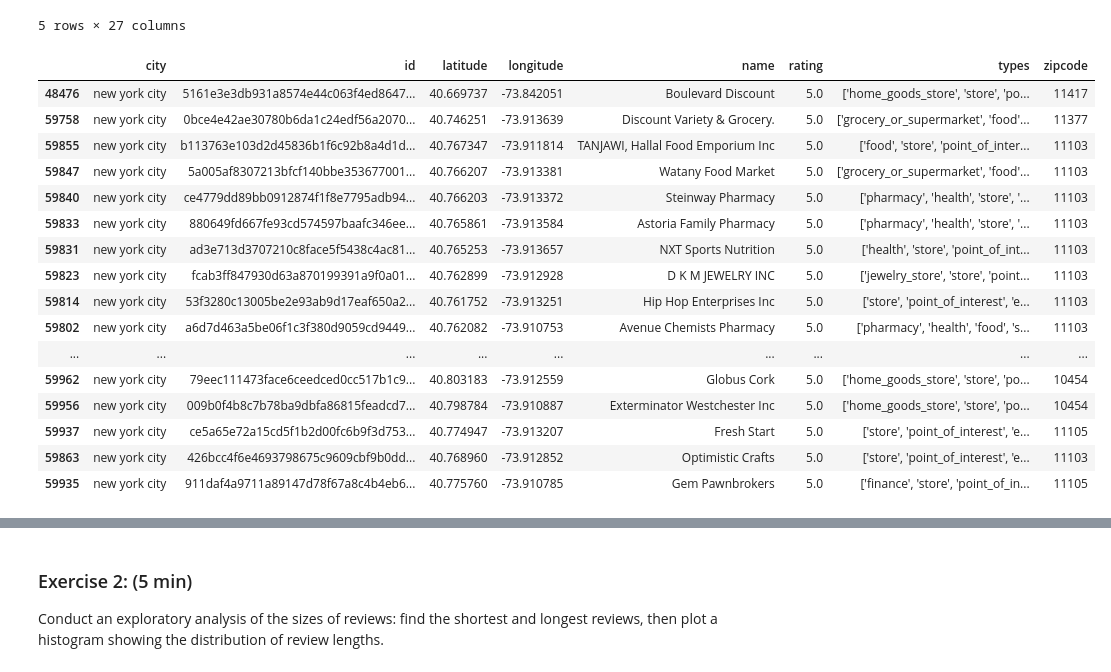
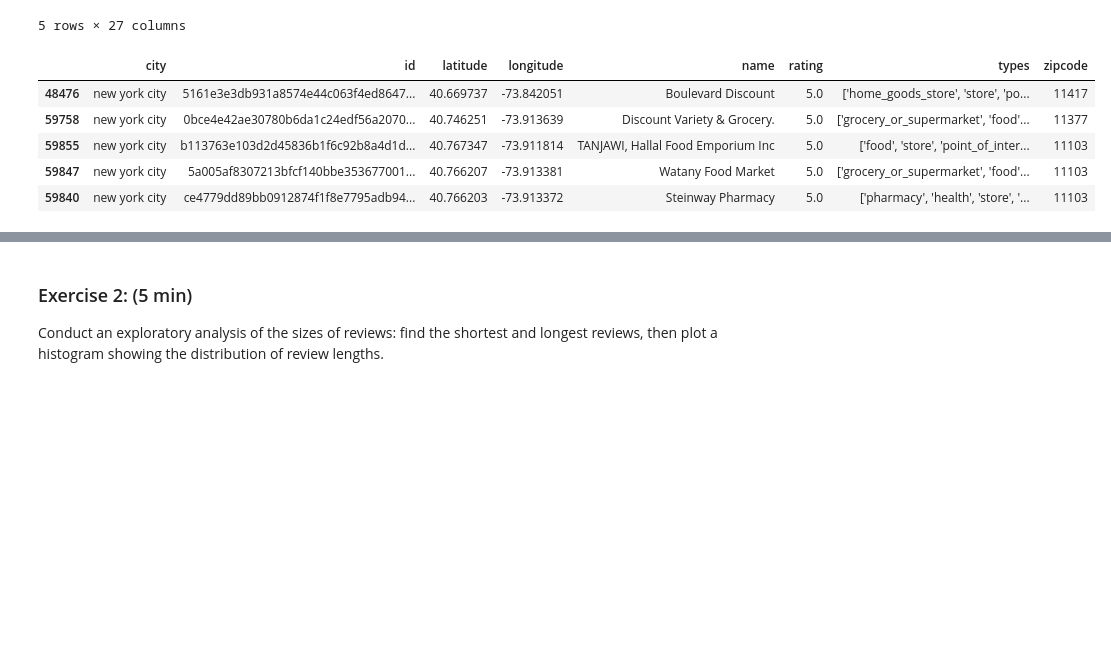
Before and after one commit to ChengAaron/1130-Final, a Jupyter notebook: 1130 Project.ipynb, the cells around one changed output, grey strips where cells are left out. Saved outputs shown, nothing was run; the diff lists cells and outputs as text; code cells hidden in the pictures; blank space fills up the shorter version.

```diff
--- a/1130 Project.ipynb
+++ b/1130 Project.ipynb
@@ -272,36 +262,25 @@ democlean.head()
 # %%
 import numpy as np
 import pandas as pd
 from geopy.geocoders import Nominatim
 from geopy.point import Point
 import geopy
 
 def get_zip_code(x):
     geolocator = geopy.Nominatim(user_agent="check_1")
     location = geolocator.reverse("{}, {}".format(x['latitude'],x['longitude']))
     return location.raw['address']['postcode']
 venu = venuescl.sort_values(by=['rating'], ascending=False)
 venu = venu.head(50)
 venu['zipcode'] = venu.apply(lambda x: get_zip_code(x), axis = 1)
-venu
+venu.head()
 # %% [output]
 |  | city | id | latitude | longitude | name | rating | types | zipcode |
 | 48476 | new york city | 5161e3e3db931a8574e44c063f4ed8647... | 40.669737 | -73.842051 | Boulevard Discount | 5.0 | ['home_goods_store', 'store', 'po... | 11417 |
 | 59758 | new york city | 0bce4e42ae30780b6da1c24edf56a2070... | 40.746251 | -73.913639 | Discount Variety & Grocery. | 5.0 | ['grocery_or_supermarket', 'food'... | 11377 |
 | 59855 | new york city | b113763e103d2d45836b1f6c92b8a4d1d... | 40.767347 | -73.911814 | TANJAWI, Hallal Food Emporium Inc | 5.0 | ['food', 'store', 'point_of_inter... | 11103 |
 | 59847 | new york city | 5a005af8307213bfcf140bbe353677001... | 40.766207 | -73.913381 | Watany Food Market | 5.0 | ['grocery_or_supermarket', 'food'... | 11103 |
 | 59840 | new york city | ce4779dd89bb0912874f1f8e7795adb94... | 40.766203 | -73.913372 | Steinway Pharmacy | 5.0 | ['pharmacy', 'health', 'store', '... | 11103 |
-| 59833 | new york city | 880649fd667fe93cd574597baafc346ee... | 40.765861 | -73.913584 | Astoria Family Pharmacy | 5.0 | ['pharmacy', 'health', 'store', '... | 11103 |
-| 59831 | new york city | ad3e713d3707210c8face5f5438c4ac81... | 40.765253 | -73.913657 | NXT Sports Nutrition | 5.0 | ['health', 'store', 'point_of_int... | 11103 |
-| 59823 | new york city | fcab3ff847930d63a870199391a9f0a01... | 40.762899 | -73.912928 | D K M JEWELRY INC | 5.0 | ['jewelry_store', 'store', 'point... | 11103 |
-| 59814 | new york city | 53f3280c13005be2e93ab9d17eaf650a2... | 40.761752 | -73.913251 | Hip Hop Enterprises Inc | 5.0 | ['store', 'point_of_interest', 'e... | 11103 |
-| 59802 | new york city | a6d7d463a5be06f1c3f380d9059cd9449... | 40.762082 | -73.910753 | Avenue Chemists Pharmacy | 5.0 | ['pharmacy', 'health', 'food', 's... | 11103 |
-| ... | ... | ... | ... | ... | ... | ... | ... | ... |
-| 59962 | new york city | 79eec111473face6ceedced0cc517b1c9... | 40.803183 | -73.912559 | Globus Cork | 5.0 | ['home_goods_store', 'store', 'po... | 10454 |
-| 59956 | new york city | 009b0f4b8c7b78ba9dbfa86815feadcd7... | 40.798784 | -73.910887 | Exterminator Westchester Inc | 5.0 | ['home_goods_store', 'store', 'po... | 10454 |
-| 59937 | new york city | ce5a65e72a15cd5f1b2d00fc6b9f3d753... | 40.774947 | -73.913207 | Fresh Start | 5.0 | ['store', 'point_of_interest', 'e... | 11105 |
-| 59863 | new york city | 426bcc4f6e4693798675c9609cbf9b0dd... | 40.768960 | -73.912852 | Optimistic Crafts | 5.0 | ['store', 'point_of_interest', 'e... | 11103 |
-| 59935 | new york city | 911daf4a9711a89147d78f67a8c4b4eb6... | 40.775760 | -73.910785 | Gem Pawnbrokers | 5.0 | ['finance', 'store', 'point_of_in... | 11105 |
 # %%
 venu['zipcode']  = venu['zipcode'].astype(int)
 venu['borough'] = venu['zipcode'].map(zipdict)
```
Also changed, not shown: parts of 11 cells of this notebook.
